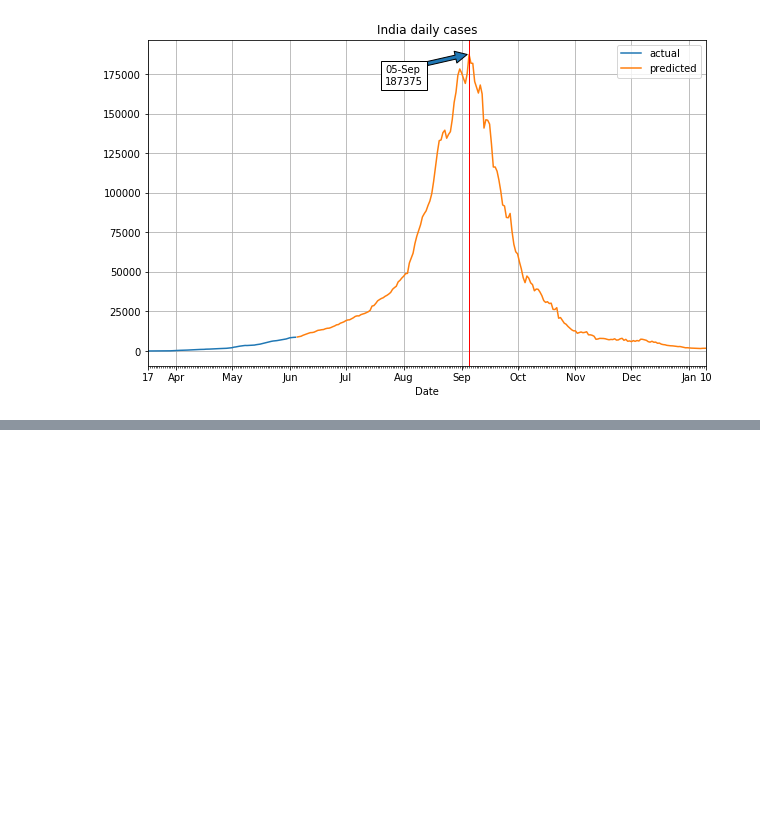
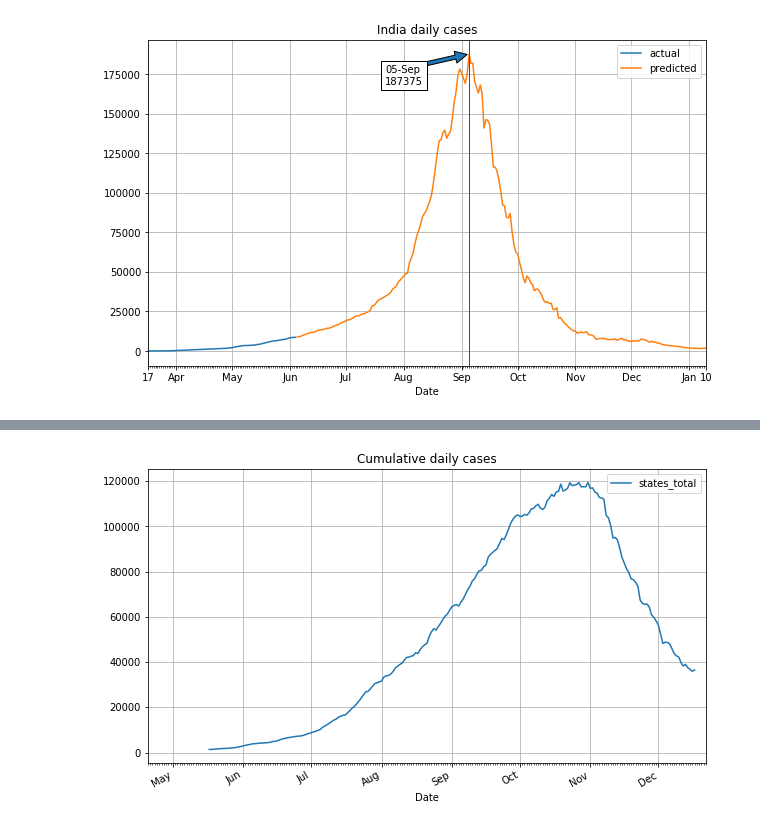
Before and after one commit to VICS-CORE/stats, a Jupyter notebook: 11_YudistirNet.ipynb, the cells around one changed output, grey strips where cells are left out. Cells and saved outputs as stored; diff of their text form; code cells hidden in the pictures; blank space fills up the shorter version.

Commit message:
Added statewise aggregation

```diff
--- a/11_YudistirNet.ipynb
+++ b/11_YudistirNet.ipynb
@@ -416,0 +419,11 @@ _ = ax.axvline(x=peak['Date'], linewidth=1, color='r')
+# %%
+r=rq.get('https://api.covid19india.org/v3/min/timeseries.min.json')
+ts = r.json()
+
+data = []
+for state in ts:
+    for date in ts[state]:
+        data.append((state, date, ts[state][date]['total'].get('confirmed', 0)))
+
+states_df = pd.DataFrame(data, columns=['state', 'date', 'total'])
+states_df['date'] = pd.to_datetime(states_df['date'])
@@ -416,0 +471,75 @@ _ = ax.axvline(x=peak['Date'], linewidth=1, color='r')
+# %%
+n_days = 200
+states_total = np.zeros(n_days + 60)
+
+for state in STT_INFO:
+    pop_fct = STT_INFO[state]["popn"] / 1000
+
+    state_df = states_df.loc[states_df['state']==state][:]
+    state_df['daily'] = state_df['total'] - state_df['total'].shift(1).fillna(0)
+    test_data = np.array(state_df['daily'].rolling(7, center=True, min_periods=1).mean() / pop_fct, dtype=np.float32)
+
+    in_data = test_data[-IP_SEQ_LEN:]
+    out_data = np.array([], dtype=np.float32)
+    for i in range(int(n_days / OP_SEQ_LEN)):
+        ip = torch.tensor(
+            in_data,
+            dtype=torch.float32
+        ).to(device)
+        try:
+            pred = model.predict(ip.view(IP_SEQ_LEN, 1, 1))
+        except Exception as e:
+            print(state, e)
+        in_data = np.append(in_data[-IP_SEQ_LEN+OP_SEQ_LEN:], pred.cpu().numpy())
+        out_data = np.append(out_data, pred.cpu().numpy())
+
+    orig_df = pd.DataFrame({
+        'actual': np.array(test_data * pop_fct, dtype=np.int)
+    })
+    fut_df = pd.DataFrame({
+        'predicted': np.array(out_data * pop_fct, dtype=np.int)
+    })
+    # print(fut_df.to_csv(sep='|'))
+    orig_df = orig_df.append(fut_df, ignore_index=True, sort=False)
+    orig_df['total'] = (orig_df['actual'].fillna(0) + orig_df['predicted'].fillna(0)).cumsum()
+
+    states_total += (orig_df['actual'].fillna(0) + orig_df['predicted'].fillna(0))[-n_days-60:]
+
+    # plot state chart
+    start_date = state_df.loc[(state_df.state==state)]['date'].iloc[0]
+    orig_df['Date'] = pd.Series([start_date + dt.timedelta(days=i) for i in range(len(orig_df))])
+#     ax = orig_df.plot(
+#         x='Date',
+#         y=['actual', 'predicted'],
+#         title=STT_INFO[state]['name'] + ' daily cases',
+#         figsize=(5,3),
+#         grid=True
+#     )
+    mn_l = DayLocator()
+    ax.xaxis.set_minor_locator(mn_l)
+    mj_l = AutoDateLocator()
+    mj_f = ConciseDateFormatter(mj_l, show_offset=False)
+    ax.xaxis.set_major_formatter(mj_f)
+
+# plot cumulative chart
+cum_df = pd.DataFrame({
+    'states_total': states_total
+})
+last_date = orig_df['Date'].iloc[-1]
+start_date = last_date - dt.timedelta(days=n_days+60)
+cum_df['Date'] = pd.Series([start_date + dt.timedelta(days=i) for i in range(len(cum_df))])
+
+ax = cum_df.plot(
+    x='Date',
+    y=['states_total'],
+    title='Cumulative daily cases',
+    figsize=(10,6),
+    grid=True
+)
+mn_l = DayLocator()
+ax.xaxis.set_minor_locator(mn_l)
+mj_l = AutoDateLocator()
+mj_f = ConciseDateFormatter(mj_l, show_offset=False)
+ax.xaxis.set_major_formatter(mj_f)
+# %% [output]
+[figure, added]
```
Also changed, not shown: parts of 2 cells of this notebook.
